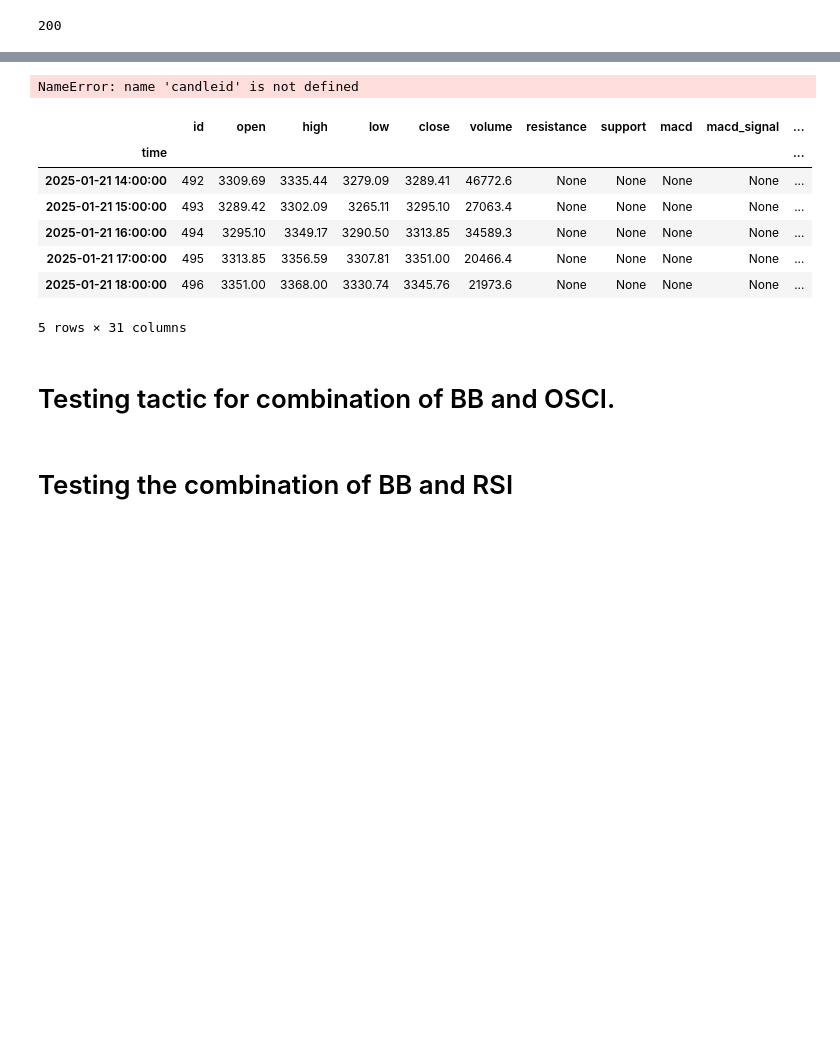
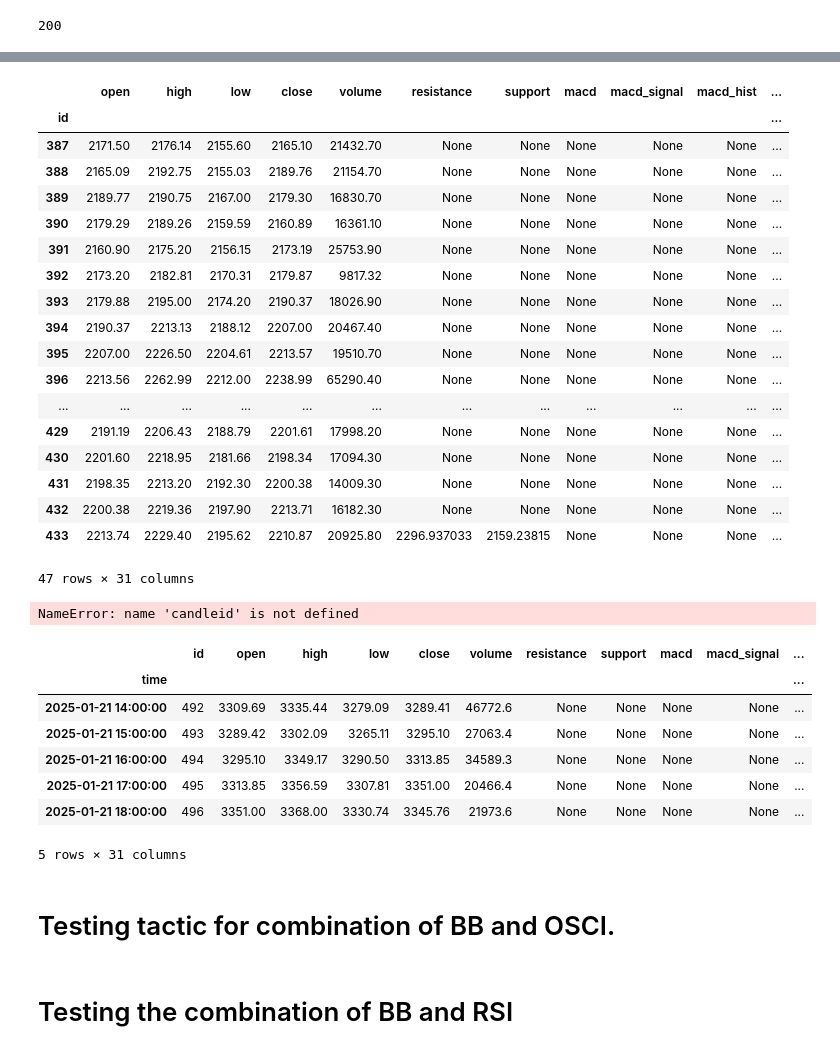
Before and after one commit to Generjet/binance_trader, a Jupyter notebook: crypto_chart_app/channell_trade.ipynb, the cells around one changed output, grey strips where cells are left out. Saved outputs shown, nothing was run; the diff lists cells and outputs as text; code cells hidden in the pictures; blank space fills up the shorter version.

```diff
--- a/crypto_chart_app/channell_trade.ipynb
+++ b/crypto_chart_app/channell_trade.ipynb
@@ -361,7 +339,14 @@ fig.add_trace(go.Scatter(x=df.id, y=df['bb_lower'], mode='lines', name='BB Lower
 
 fig.show()
 
-df.loc[df.id.isin(xxmin), 'support'] = support_y
-df.loc[df.id.isin(xxmax), 'resistance'] = resistance_y
-print(df['support'].tail(10))
+for x in xxmin:
+    print(x)
+    print(df.loc[df.id == x, 'support'])
+
+for x in xxmin:
+    df.loc[df.id == x, 'support'] = slmin * x + adjintercmin
+
+for i in range(len(xxmax)):
+    df.loc[df.id == xxmax[i], 'resistance'] = slmax * xxmax[i] + adjintercmax
+# print(df['support'].tail(10))
 # %% [output]
@@ -406,0 +391,3 @@ d
+# %%
+df.reset_index(inplace=True)
+# df.set_index('id', inplace=True)
@@ -407,3 +401,25 @@ d
+# %%
+df
+# %% [output]
+|  | open | high | low | close | volume | resistance | support | macd | macd_signal | macd_hist | ... |
+| id |  |  |  |  |  |  |  |  |  |  | ... |
+| 387 | 2171.50 | 2176.14 | 2155.60 | 2165.10 | 21432.70 | None | None | None | None | None | ... |
+| 388 | 2165.09 | 2192.75 | 2155.03 | 2189.76 | 21154.70 | None | None | None | None | None | ... |
+| 389 | 2189.77 | 2190.75 | 2167.00 | 2179.30 | 16830.70 | None | None | None | None | None | ... |
+| 390 | 2179.29 | 2189.26 | 2159.59 | 2160.89 | 16361.10 | None | None | None | None | None | ... |
+| 391 | 2160.90 | 2175.20 | 2156.15 | 2173.19 | 25753.90 | None | None | None | None | None | ... |
+| 392 | 2173.20 | 2182.81 | 2170.31 | 2179.87 | 9817.32 | None | None | None | None | None | ... |
+| 393 | 2179.88 | 2195.00 | 2174.20 | 2190.37 | 18026.90 | None | None | None | None | None | ... |
+| 394 | 2190.37 | 2213.13 | 2188.12 | 2207.00 | 20467.40 | None | None | None | None | None | ... |
+| 395 | 2207.00 | 2226.50 | 2204.61 | 2213.57 | 19510.70 | None | None | None | None | None | ... |
+| 396 | 2213.56 | 2262.99 | 2212.00 | 2238.99 | 65290.40 | None | None | None | None | None | ... |
+| ... | ... | ... | ... | ... | ... | ... | ... | ... | ... | ... | ... |
+| 429 | 2191.19 | 2206.43 | 2188.79 | 2201.61 | 17998.20 | None | None | None | None | None | ... |
+| 430 | 2201.60 | 2218.95 | 2181.66 | 2198.34 | 17094.30 | None | None | None | None | None | ... |
+| 431 | 2198.35 | 2213.20 | 2192.30 | 2200.38 | 14009.30 | None | None | None | None | None | ... |
+| 432 | 2200.38 | 2219.36 | 2197.90 | 2213.71 | 16182.30 | None | None | None | None | None | ... |
+| 433 | 2213.74 | 2229.40 | 2195.62 | 2210.87 | 20925.80 | 2296.937033 | 2159.23815 | None | None | None | ... |
+47 rows × 31 columns
 # %%
 dfpl = df
 import plotly.graph_objects as go
```
Also changed, not shown: parts of 10 cells of this notebook.
